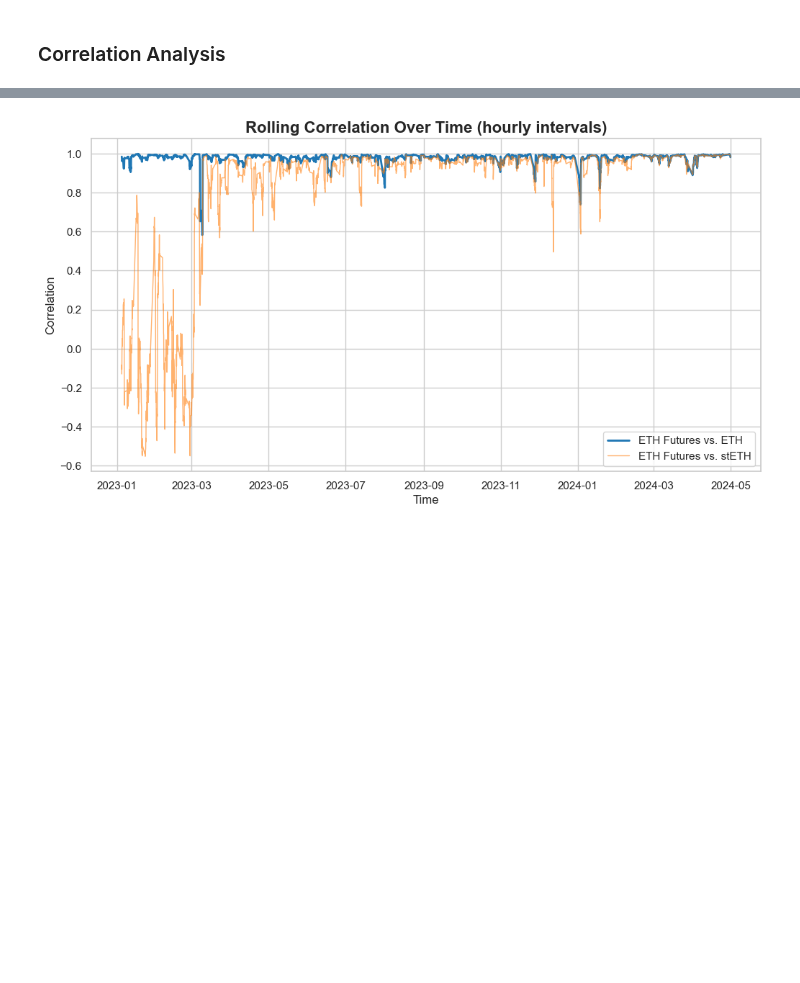
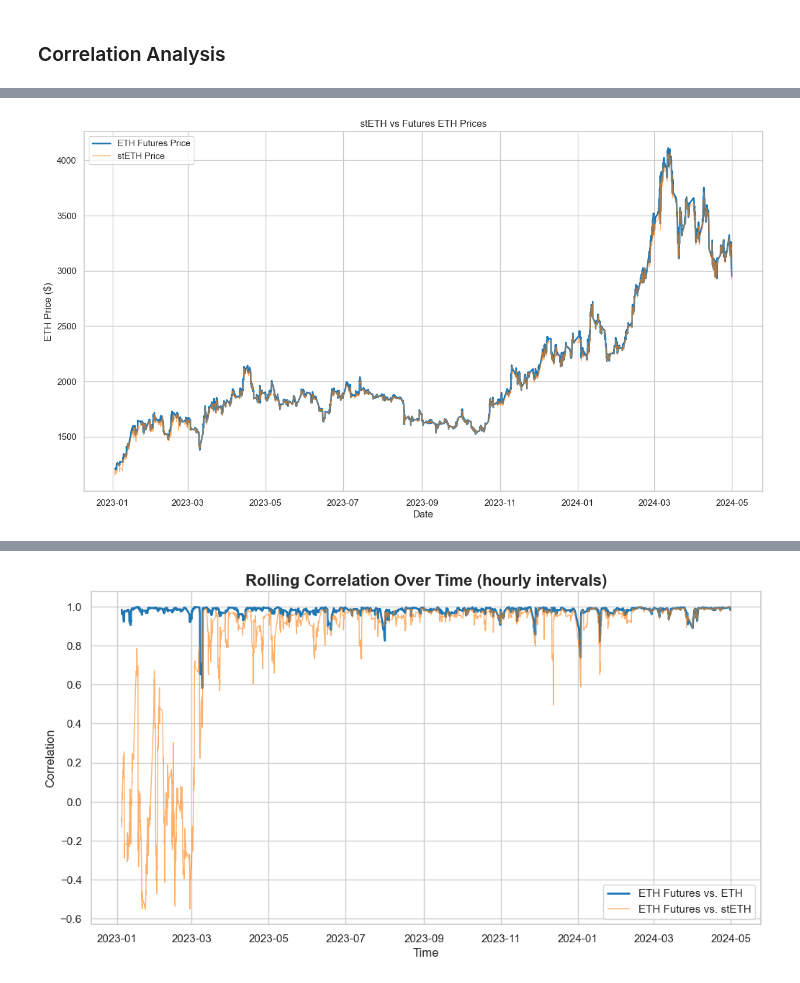
Before and after one commit to sjuanati/DataSciLabs, a Jupyter notebook: projects/cme/src/3_correlation_final.ipynb, the cells around one changed output, grey strips where cells are left out. Saved outputs shown, nothing was run; the diff lists cells and outputs as text; code cells hidden in the pictures; blank space fills up the shorter version.

Commit message:
added lower timeframes + price plot

```diff
--- a/projects/cme/src/3_correlation_final.ipynb
+++ b/projects/cme/src/3_correlation_final.ipynb
@@ -60,29 +132,19 @@ df_steth_1h['Entry Date UTC'] = pd.to_datetime(df_steth_1h['Entry Date UTC'], ut
 # %% [markdown]
 ### Data Processing
 # %%
+# Merge dataframes
 df_cme_eth = pd.merge(df_cme_1h, df_eth_1h, on='Entry Date UTC', suffixes=('_cme', '_eth'))
 df_cme_steth = pd.merge(df_cme_1h, df_steth_1h, on='Entry Date UTC', suffixes=('_cme', '_steth'))
 
-def calc_deltas(df, price_cols):
-    for col in price_cols:
-        df[f'{col}_delta'] = df[col].diff()
-        df[f'{col}_return'] = df[col].pct_change()
+# Calc deltas
+calc_deltas(df_cme_eth, [PRICE_CME, PRICE_ETH])
+calc_deltas(df_cme_steth, [PRICE_CME, PRICE_STETH])
 
-calc_deltas(df_cme_eth, ['Price_cme', 'Price_eth'])
-calc_deltas(df_cme_steth, ['Price_cme', 'Price_steth'])
+# Remove outliers
+df_cme_eth, df_cme_steth = remove_na(df_cme_eth, df_cme_steth)
+
+# Choose period range
+df_cme_eth = filter_period(df_cme_eth, '2022-01-01', '2024-04-30')
+df_cme_steth = filter_period(df_cme_steth, '2022-01-01', '2024-04-30')
 # %% [markdown]
 ### Correlation Analysis
-# %%
-# Correlations
-corr_cme_eth = df_cme_eth['Price_cme_return'].corr(df_cme_eth['Price_eth_return'])
-corr_cme_steth = df_cme_steth['Price_cme_return'].corr(df_cme_steth['Price_steth_return'])
-
-# Rolling Correlations
-window_size = 24  # 24 data points for 24 hours
-df_cme_eth['rolling_corr'] = df_cme_eth['Price_cme_return'].rolling(window=window_size).corr(df_cme_eth['Price_eth_return'])
-df_cme_steth['rolling_corr'] = df_cme_steth['Price_cme_return'].rolling(window=window_size).corr(df_cme_steth['Price_steth_return'])
-
-print(f'cme eth vs. eth \n 1h corr: {f"{corr_cme_eth * 100:.2f}%"}\n')
-print(f'cme steth vs. eth \n 1h corr: {f"{corr_cme_steth * 100:.2f}%"}\n')
-
-#todo: make it a table and possibly add 1' & 5'
@@ -94,0 +151,13 @@ cme steth vs. eth
+# %%
+# Correlation on returns
+corr_cme_eth_return = df_cme_eth[PRICE_CME_PCT].corr(df_cme_eth[PRICE_ETH_PCT])
+corr_cme_steth_return = df_cme_steth[PRICE_CME_PCT].corr(df_cme_steth[PRICE_STETH_PCT])
+
+# Correlation on prices
+corr_cme_eth_price = df_cme_eth[PRICE_CME].corr(df_cme_eth[PRICE_ETH])
+corr_cme_steth_price = df_cme_steth[PRICE_CME].corr(df_cme_steth[PRICE_STETH])
+
+# Rolling Correlationsxw
+window_size = 24  # 24 data points for 24 hours
+df_cme_eth['rolling_corr'] = df_cme_eth[PRICE_CME_PCT].rolling(window=window_size).corr(df_cme_eth[PRICE_ETH_PCT])
+df_cme_steth['rolling_corr'] = df_cme_steth[PRICE_CME_PCT].rolling(window=window_size).corr(df_cme_steth[PRICE_STETH_PCT])
@@ -95,3 +185,7 @@ cme steth vs. eth
+# %%
+show_price(df_cme_steth)
+# %% [output]
+[figure, added]
 # %%
 show_scatters(df_cme_eth, df_cme_steth, '1h')
 # %% [output]
```
Also changed, not shown: parts of 32 cells of this notebook.
